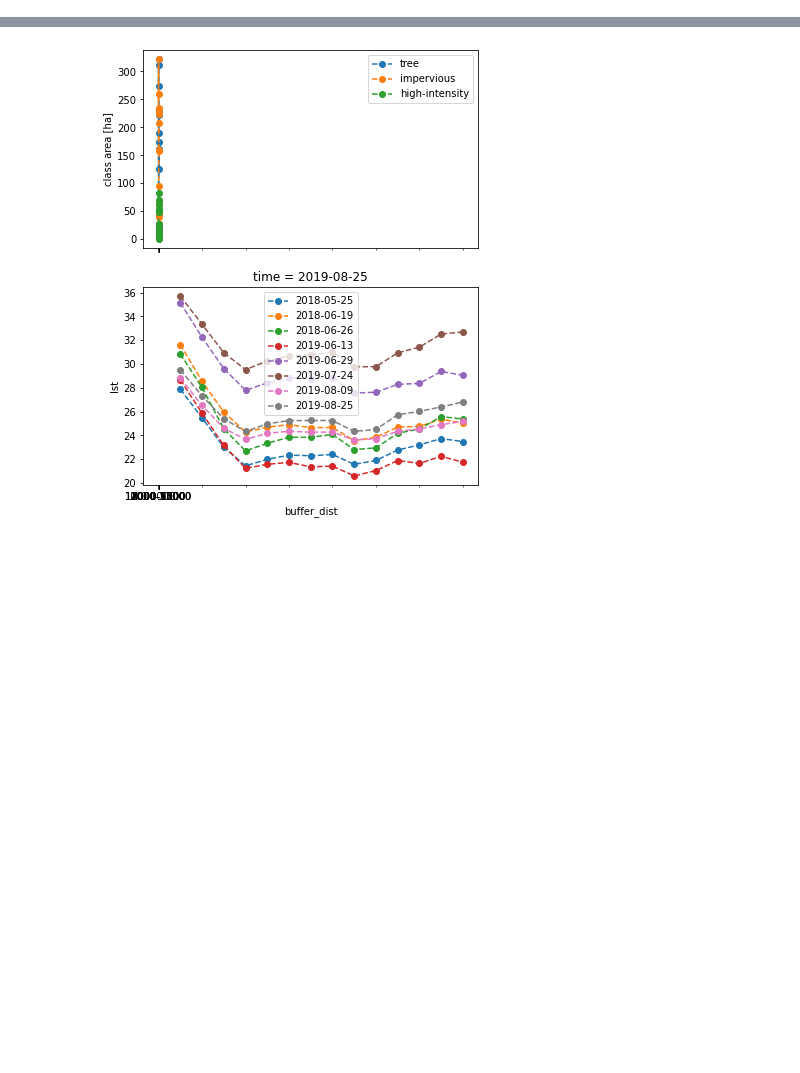
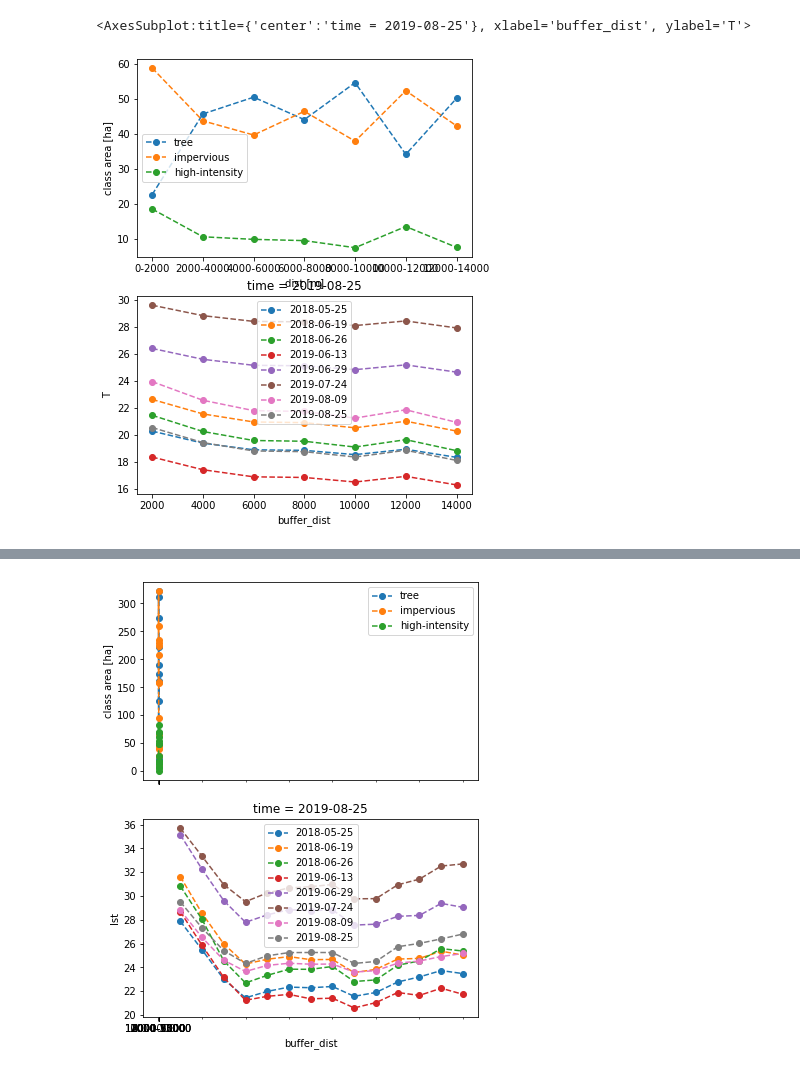
Before and after one commit to martibosch/lausanne-greening-scenarios, a Jupyter notebook: notebooks/radial-analysis.ipynb, the cells around one changed output, grey strips where cells are left out. Cells and saved outputs as stored; diff of their text form; code cells hidden in the pictures; blank space fills up the shorter version.

```diff
--- a/notebooks/radial-analysis.ipynb
+++ b/notebooks/radial-analysis.ipynb
@@ -24,3 +30,15 @@ t_da = suhi.align_ds(xr.open_dataarray(t_da_filepath), lulc_da)
+# %%
+# prepare the figure
+figwidth, figheight = plt.rcParams['figure.figsize']
+fig, (ax_top, ax_bottom) = plt.subplots(2,
+                                        1,
+                                        figsize=(figwidth, 2 * figheight))
+
+utils.plot_class_cover(ba, ax_top)
+utils.plot_mean_buffer_t(ba, t_da, lulc_da, ax_bottom)
+# %% [output]
+<AxesSubplot:title={'center':'time = 2019-08-25'}, xlabel='buffer_dist', ylabel='T'>
+[figure, added]
 # %%
 hottest_day_da = t_da.isel(time=t_da.groupby('time').max(dim=['x', 'y']).argmax())
 t_arr = hottest_day_da.values
```
Also changed, not shown: parts of 22 cells of this notebook, 11 other files.
